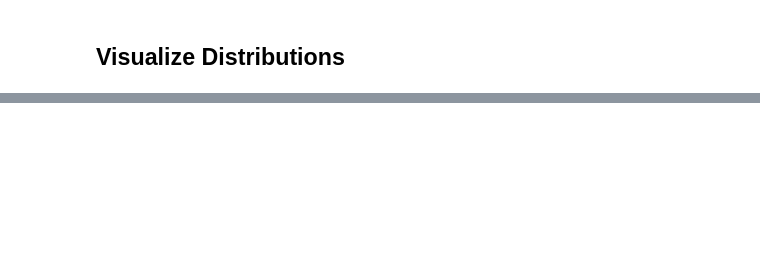
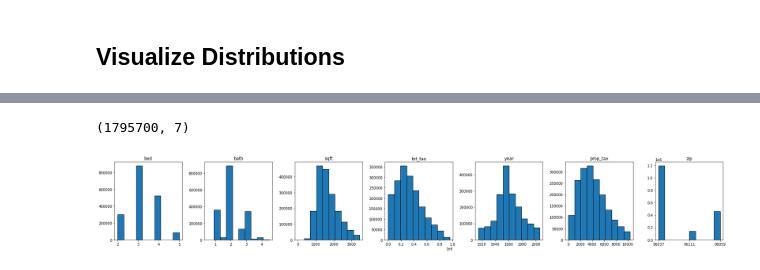
Before and after one commit to Jason-Tellez/regression-exercises, a Jupyter notebook: wrangle.ipynb, the cells around one changed output, grey strips where cells are left out. Saved outputs shown, nothing was run; the diff lists cells and outputs as text; code cells hidden in the pictures; blank space fills up the shorter version.

```diff
--- a/wrangle.ipynb
+++ b/wrangle.ipynb
@@ -298,7 +313,7 @@ for i, col in enumerate(df.columns):
 # %%
 plt.figure(figsize=(20,10))
 plt.title('Box plots')
-for i, col in enumerate(df.drop(columns='fips').columns):
+for i, col in enumerate(df.drop(columns='zip').columns):
 
     # i starts at 0, but plot nos should start at 1
     plot_number = i + 1
@@ -330,0 +358,9 @@ for i, col in enumerate(df.drop(columns='fips').columns):
+# %%
+for col in df.columns.drop('zip'):
+    Q1, Q3 = df[col].quantile([.25, .75])
+    IQR = Q3 - Q1
+    UB = Q3 + 1.5 * IQR
+    LB = Q1 - 1.5 * IQR
+    df = df[(df[col] <= UB) & (df[col] >= LB)]
+    print(UB)
+df
@@ -330,0 +387,28 @@ for i, col in enumerate(df.drop(columns='fips').columns):
+# %%
+df.shape
+# %% [output]
+(1795700, 7)
+# %%
+plt.figure(figsize=(25,4))
+
+for i, col in enumerate(df.columns):
+
+    # i starts at 0, but plot nos should start at 1
+    plot_number = i + 1
+
+    # Create subplot.
+    plt.subplot(1,7, plot_number)
+
+    # Title with column name.
+    plt.title(col)
+
+    # Display histogram for column.
+    df[col].hist(bins=10, edgecolor='black')
+
+    # Hide gridlines.
+    plt.grid(False)
+
+    # fit plots clearly
+    plt.tight_layout()
+# %% [output]
+[figure, added]
```
Also changed, not shown: parts of 26 cells of this notebook, 5 other files.
